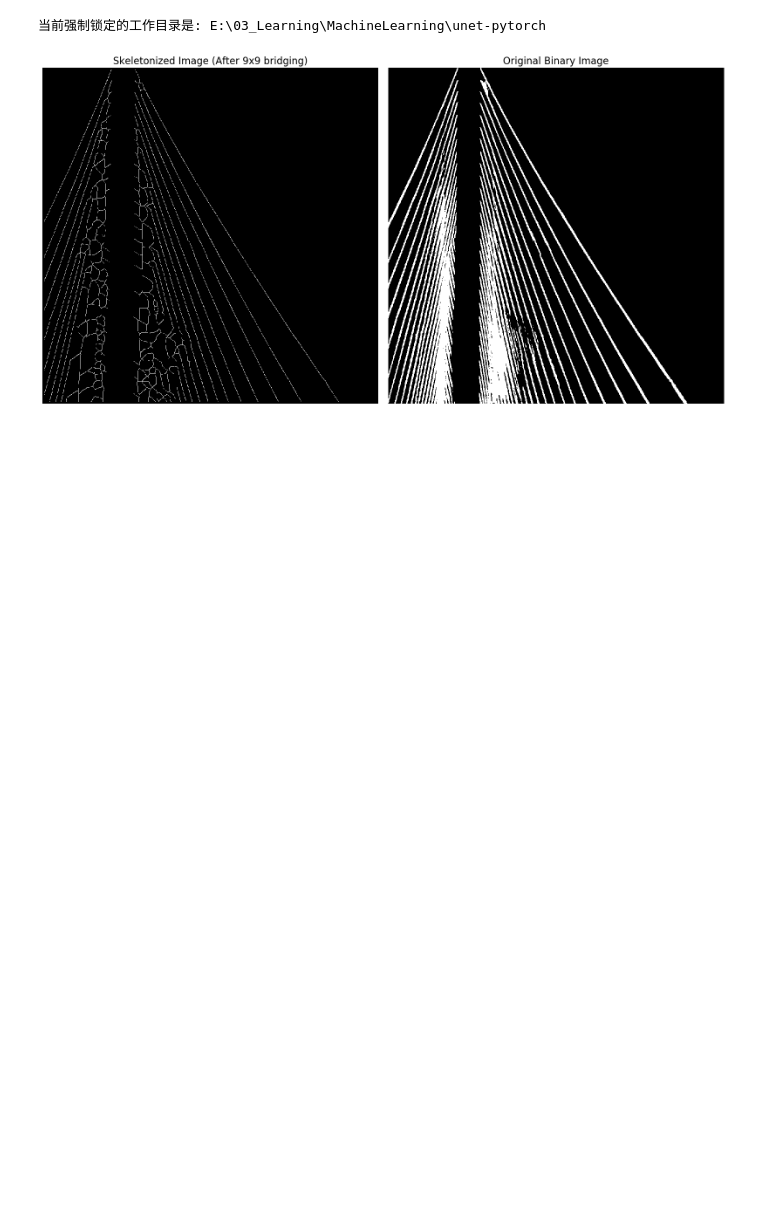
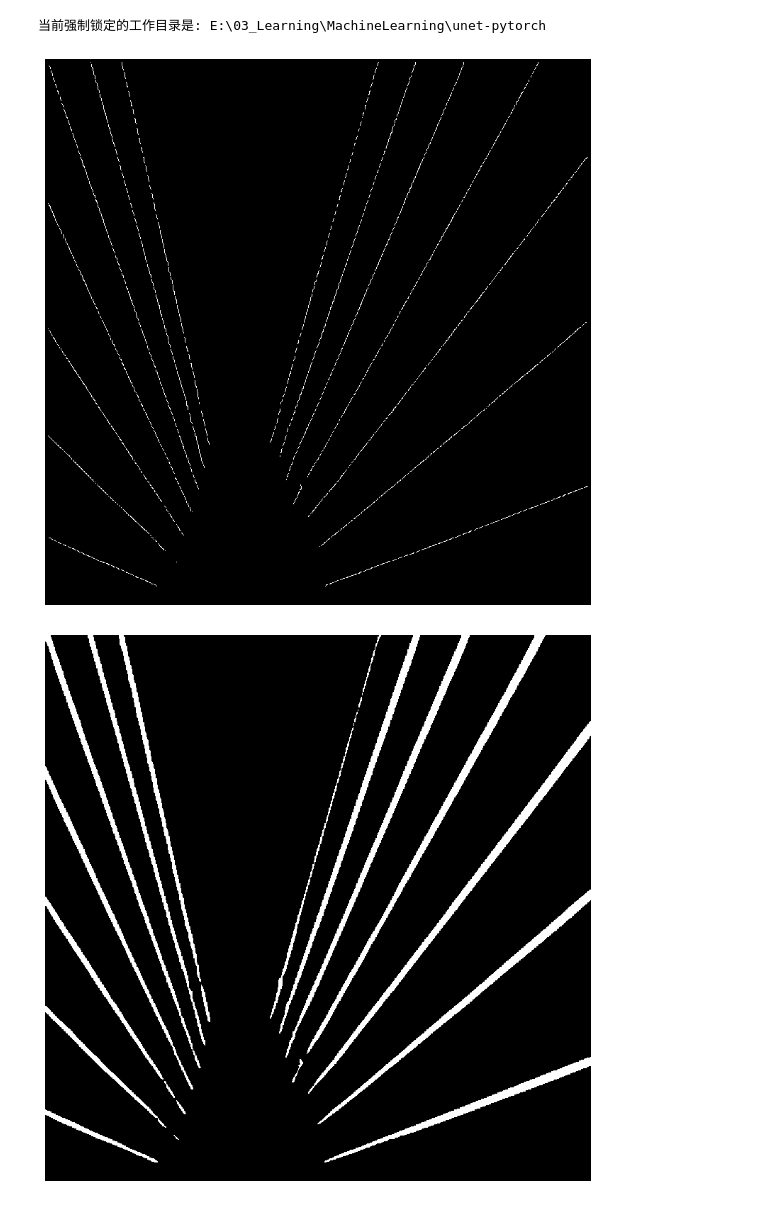
Before and after one commit to chantouRichard/UNet, a Jupyter notebook: utils/smart_pathfinding.ipynb, the cells around one changed output. Saved outputs shown, nothing was run; the diff lists cells and outputs as text; code cells hidden in the pictures; blank space fills up the shorter version.

```diff
--- a/utils/smart_pathfinding.ipynb
+++ b/utils/smart_pathfinding.ipynb
@@ -15,7 +15,7 @@ if project_root not in sys.path:
 os.chdir(project_root)
 print("当前强制锁定的工作目录是:", os.getcwd())
 
-pic_name = "0040_001"
+pic_name = "0003_004"
 
 # 🟢 4. 现在再导包，绝对不会报错了！
 from nets.unet import Unet
@@ -149,15 +149,17 @@ device = torch.device('cuda' if torch.cuda.is_available() else 'cpu')
 img_tensor = img_tensor.to(device)
 
 # 2. 模型推理
-with torch.no_grad():
-    outputs = model(img_tensor)            # 假设你的模型变量名叫 model
-    probs = torch.softmax(outputs, dim=1)  # 获取概率
-    # 提取第 1 个通道 (绳索类) 的概率图，转回 CPU numpy 数组
-    rope_prob_map = probs[0, 1, :, :].cpu().numpy()
+# with torch.no_grad():
+#     outputs = model(img_tensor)            # 假设你的模型变量名叫 model
+#     probs = torch.softmax(outputs, dim=1)  # 获取概率
+#     # 提取第 1 个通道 (绳索类) 的概率图，转回 CPU numpy 数组
+#     rope_prob_map = probs[0, 1, :, :].cpu().numpy()
 
-# 3. 得到二值化掩码 (0 和 1)
-# 这一步就完全等同于你之前 cv2.threshold 得到的结果
-binary = (rope_prob_map > 0.5).astype(np.uint8)
+# # 3. 得到二值化掩码 (0 和 1)
+# # 这一步就完全等同于你之前 cv2.threshold 得到的结果
+# binary = (rope_prob_map > 0.5).astype(np.uint8)
+predict = Image.open("miou_out/miou_unet_dir_cbam/detection-results/0003_004.png").convert('L')
+binary = np.array(predict)
 
 # (可选) 如果你需要 255 的灰度图形式：
 img = binary * 255
@@ -173,44 +175,62 @@ _, binary = cv2.threshold(img, 0, 1, cv2.THRESH_BINARY)
 # ==========================================
 # 1. 第一次提取初始骨架
 skeleton = zhang_suen_thinning_fast(binary)
 
 # 2. 🟢 新增：使用 9x9 椭圆核进行闭运算，强行跨越并连接距离在 9 个像素以内的断点
 kernel_9x9 = cv2.getStructuringElement(cv2.MORPH_ELLIPSE, (11, 11))
 skeleton_closed = cv2.morphologyEx(skeleton, cv2.MORPH_CLOSE, kernel_9x9)
 
 # 3. 🟢 新增：闭运算会把连接处变粗，所以我们必须再跑一次细化算法，把它削回 1 像素宽
 skeleton = zhang_suen_thinning_fast(skeleton_closed)
 
 # 4. 消除边缘干扰：将图片最外围的几个像素强制清零
 border_size = 5  # 消除边缘 5 个像素的宽度
 skeleton[:border_size, :] = 0       # 顶部清零
 skeleton[-border_size:, :] = 0      # 底部清零
 skeleton[:, :border_size] = 0       # 左侧清零
 skeleton[:, -border_size:] = 0      # 右侧清零
 
 # 强制转换回 uint8 格式，确保 OpenCV 正常渲染
 skeleton_255 = (skeleton * 255).astype(np.uint8)
 
 # ==========================================
 # 可视化对比
 # ==========================================
+# import matplotlib.pyplot as plt
+# fig, axes = plt.subplots(1, 2, figsize=(16, 8))
+# fig.canvas.manager.set_window_title('Step 3: 最终智能寻路修复结果')
+
+# axes[0].imshow(skeleton_255, cmap='gray')
+# axes[0].set_title('Skeletonized Image (After 9x9 bridging)', fontsize=16)
+# axes[0].axis('off')
+
+# axes[1].imshow(binary * 255, cmap='gray')
+# axes[1].set_title('Original Binary Image', fontsize=16)
+# axes[1].axis('off')
+
+# plt.tight_layout()
+# plt.show()
 import matplotlib.pyplot as plt
-fig, axes = plt.subplots(1, 2, figsize=(16, 8))
-fig.canvas.manager.set_window_title('Step 3: 最终智能寻路修复结果')
 
-axes[0].imshow(skeleton_255, cmap='gray')
-axes[0].set_title('Skeletonized Image (After 9x9 bridging)', fontsize=16)
-axes[0].axis('off')
-
-axes[1].imshow(binary * 255, cmap='gray')
-axes[1].set_title('Original Binary Image', fontsize=16)
-axes[1].axis('off')
-
+# 第一个图
+plt.figure(figsize=(8, 8))
+plt.imshow(skeleton_255, cmap='gray')
+# plt.title('Skeletonized Image (After 9x9 bridging)', fontsize=16)
+plt.axis('off')
 plt.tight_layout()
 plt.show()
+
+# 第二个图（会自动在新窗口打开）
+plt.figure(figsize=(8, 8))
+plt.imshow(binary * 255, cmap='gray')
+# plt.title('Original Binary Image', fontsize=16)
+plt.axis('off')
+plt.tight_layout()
+plt.show()
 # %% [output]
 当前强制锁定的工作目录是: E:\03_Learning\MachineLearning\unet-pytorch
-[figure, old version]
+[figure, new version]
+[figure, added]
 # %%
 import cv2
 import numpy as np
```
Also changed, not shown: parts of 6 cells of this notebook, 26 other files.
